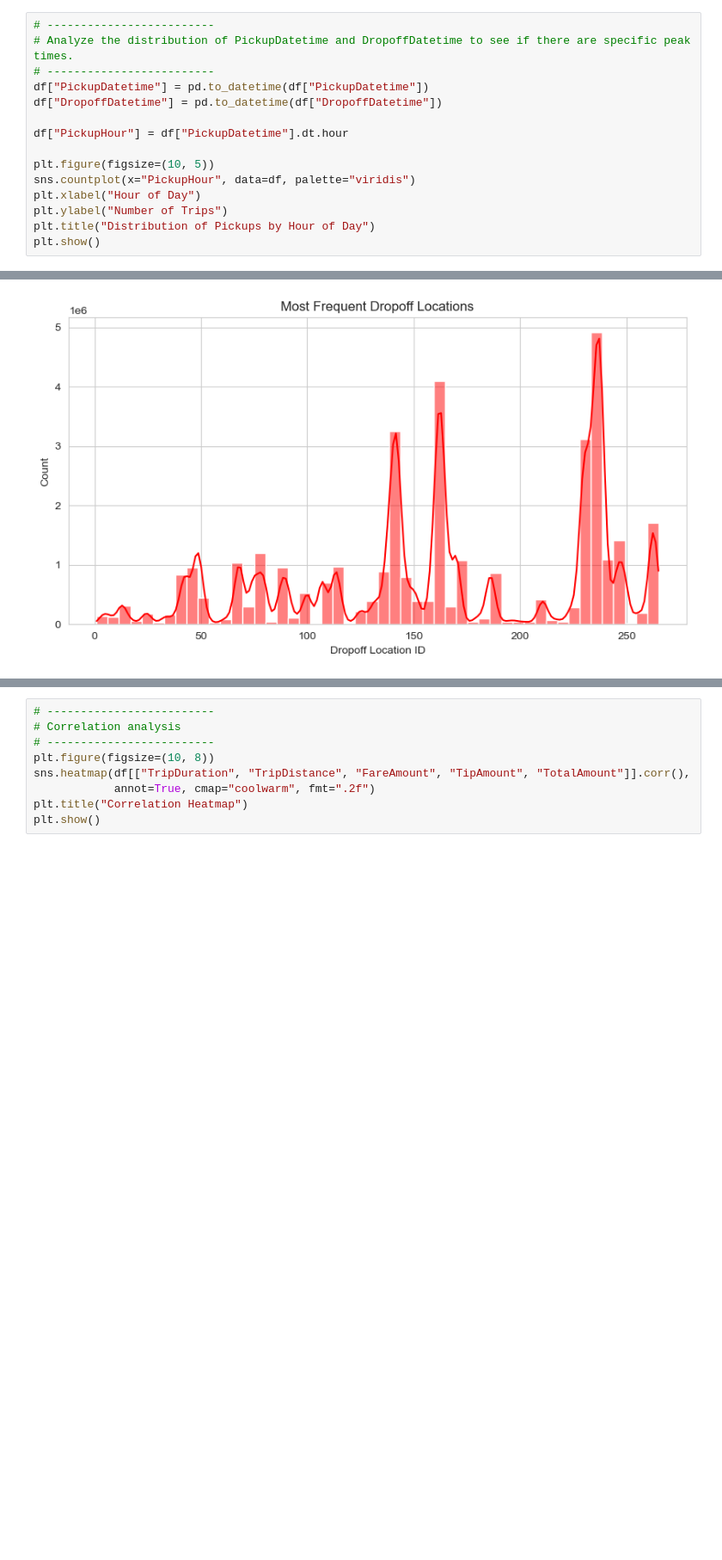
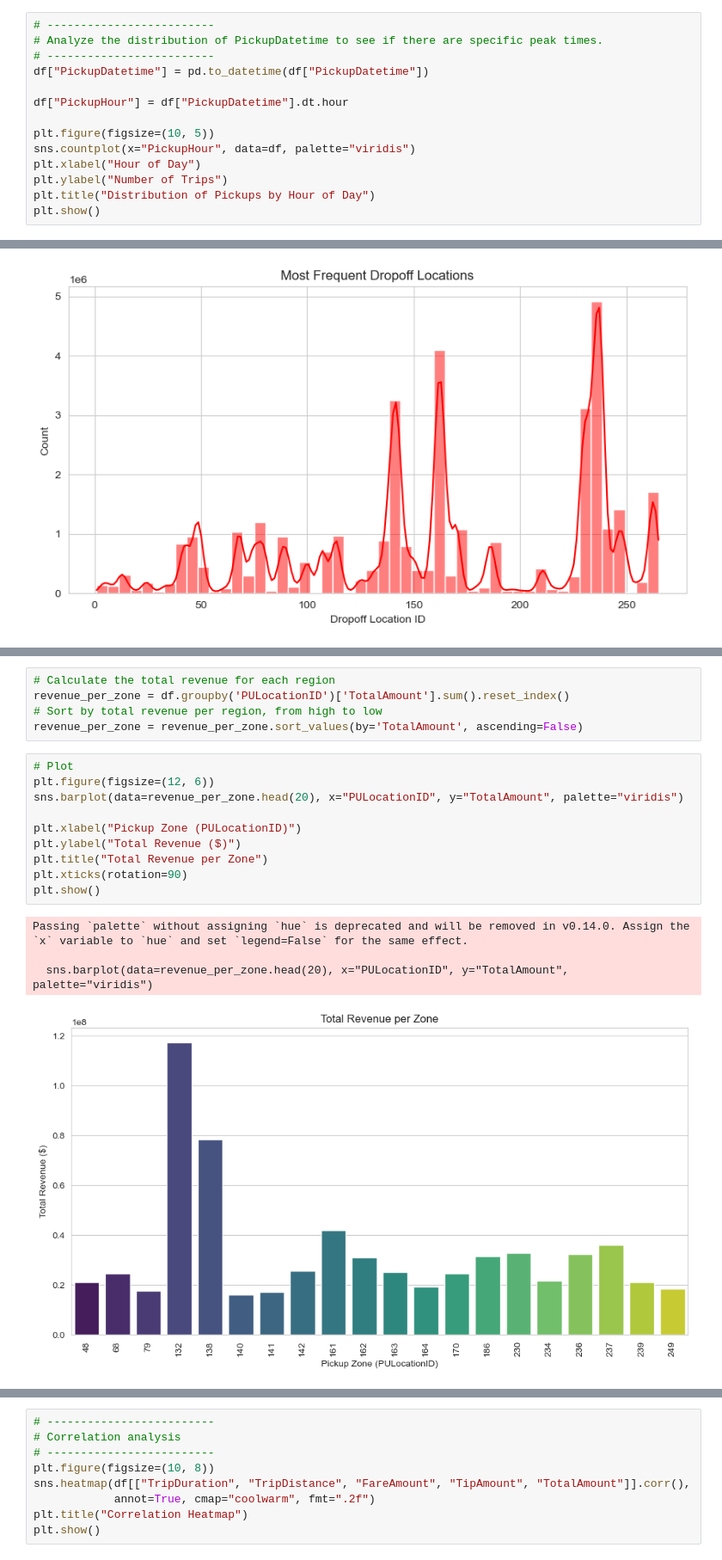
Before and after one commit to EdSu03/adsproject, a Jupyter notebook: EDA.ipynb, the cells around one changed output, grey strips where cells are left out. Shown: that part at 86% size. Drawn from its saved outputs; the diff is of its cells as text; blank space fills up the shorter version.

Commit message:
Update EDA.ipynb
- Added analysis for each graph
- Added Hourly Revenue Trends for Top 5 Zones analysis and Total Revenue per Zone analysis

```diff
--- a/EDA.ipynb
+++ b/EDA.ipynb
@@ -55,9 +37,8 @@ df.head()
 # %%
 # -------------------------
-# Analyze the distribution of PickupDatetime and DropoffDatetime to see if there are specific peak times.
+# Analyze the distribution of PickupDatetime to see if there are specific peak times.
 # -------------------------
 df["PickupDatetime"] = pd.to_datetime(df["PickupDatetime"])
-df["DropoffDatetime"] = pd.to_datetime(df["DropoffDatetime"])
 
 df["PickupHour"] = df["PickupDatetime"].dt.hour
 
@@ -168,0 +174,20 @@ plt.show()
+# %%
+# Calculate the total revenue for each region
+revenue_per_zone = df.groupby('PULocationID')['TotalAmount'].sum().reset_index()
+# Sort by total revenue per region, from high to low
+revenue_per_zone = revenue_per_zone.sort_values(by='TotalAmount', ascending=False)
+# %%
+# Plot
+plt.figure(figsize=(12, 6))
+sns.barplot(data=revenue_per_zone.head(20), x="PULocationID", y="TotalAmount", palette="viridis")
+
+plt.xlabel("Pickup Zone (PULocationID)")
+plt.ylabel("Total Revenue ($)")
+plt.title("Total Revenue per Zone")
+plt.xticks(rotation=90)
+plt.show()
+# %% [output]
+Passing `palette` without assigning `hue` is deprecated and will be removed in v0.14.0. Assign the `x` variable to `hue` and set `legend=False` for the same effect.
+
+  sns.barplot(data=revenue_per_zone.head(20), x="PULocationID", y="TotalAmount", palette="viridis")
+[figure, added]
```
Also changed, not shown: parts of 18 cells of this notebook.
